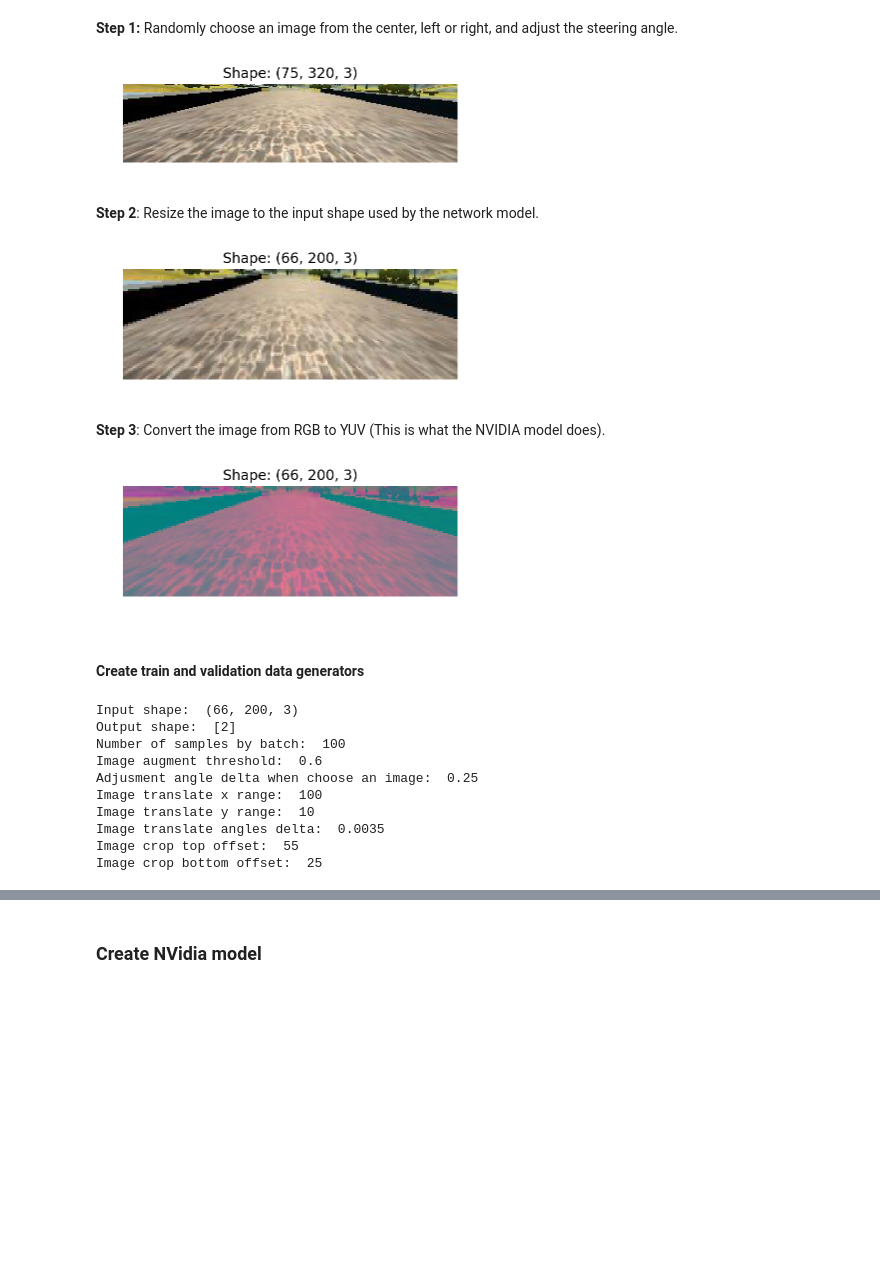
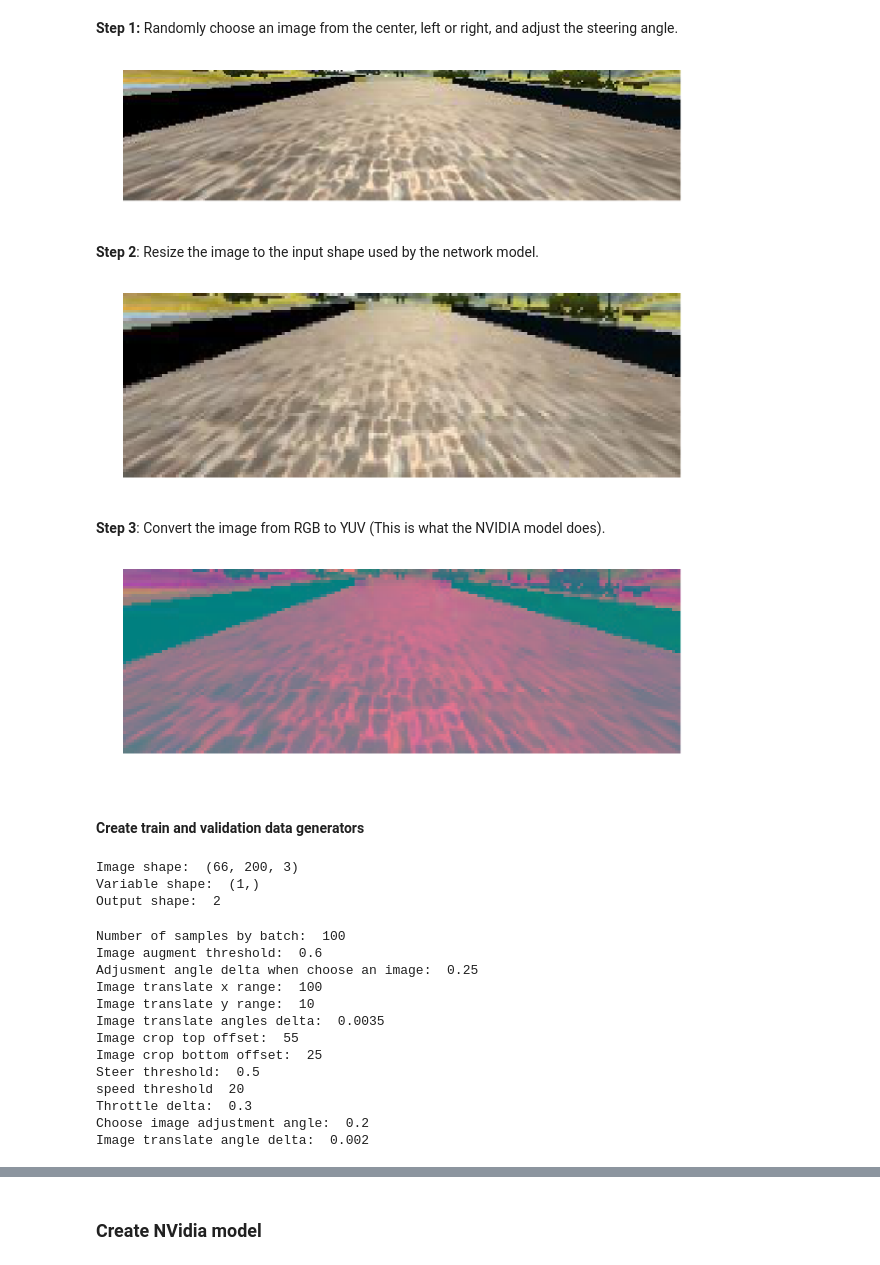
Before and after one commit to adrianmarino/self-driving-car-model, a Jupyter notebook: model-analysis.ipynb, the cells around one changed output, grey strips where cells are left out. Cells and saved outputs as stored; diff of their text form; code cells hidden in the pictures; blank space fills up the shorter version.

Commit message:
add speed as input

```diff
--- a/model-analysis.ipynb
+++ b/model-analysis.ipynb
@@ -222,22 +228,22 @@ show_sample(image)
 **Step 1:** Randomly choose an image from the center, left or right, and adjust the steering angle.
 # %%
 choped_image = vertical_crop_image(image, top_offset=60, bottom_offset=25)
-show_sample(choped_image)
+show_image(choped_image)
 # %% [output]
-[figure, old version]
+[figure, new version]
 # %% [markdown]
 **Step 2**: Resize the image to the input shape used by the network model.
 # %%
 resized_image = resize_image(choped_image, 200, 66)
-show_sample(resized_image)
+show_image(resized_image)
 # %% [output]
-[figure, old version]
+[figure, new version]
 # %% [markdown]
 **Step 3**: Convert the image from RGB to YUV (This is what the NVIDIA model does).
 # %%
-show_sample(rgb_to_yuv(resized_image))
+show_image(rgb_to_yuv(resized_image))
 # %% [output]
-[figure, old version]
+[figure, new version]
 # %% [markdown]
 #### Create train and validation data generators
 # %%
@@ -258,6 +271,12 @@ bottom_offset=cfg['train']['preprocess']['crop']['bottom_offset']
+# %%
+print("Image shape: ", image_input_shape)
+print("Variable shape: ", variables_input_shape)
+print("Output shape: ", output_shape[0])
+# %% [output]
+Image shape:  (66, 200, 3)
+Variable shape:  (1,)
+Output shape:  2
 # %%
-print("Input shape: ", input_shape)
-print("Output shape: ", output_shape)
 print("Number of samples by batch: ", batch_size)
 print("Image augment threshold: ", augment_threshold)
 print("Adjusment angle delta when choose an image: ", choose_adjustment_angle)
@@ -266,9 +285,12 @@ print("Image translate y range: ", translate_range_y)
 print("Image translate angles delta: ", translate_angle_delta)
 print("Image crop top offset: ", top_offset)
 print("Image crop bottom offset: ", bottom_offset)
+print("Steer threshold: ", steer_threshold)
+print("speed threshold ", speed_threshold)
+print("Throttle delta: ", throttle_delta)
+print("Choose image adjustment angle: ", choose_image_adjustment_angle)
+print("Image translate angle delta: ", image_translate_angle_delta)
 # %% [output]
-Input shape:  (66, 200, 3)
-Output shape:  [2]
 Number of samples by batch:  100
 Image augment threshold:  0.6
 Adjusment angle delta when choose an image:  0.25
@@ -277,4 +299,9 @@ Image translate y range:  10
 Image translate angles delta:  0.0035
 Image crop top offset:  55
 Image crop bottom offset:  25
+Steer threshold:  0.5
+speed threshold  20
+Throttle delta:  0.3
+Choose image adjustment angle:  0.2
+Image translate angle delta:  0.002
 # %%
```
Also changed, not shown: parts of 33 cells of this notebook, 12 other files.
